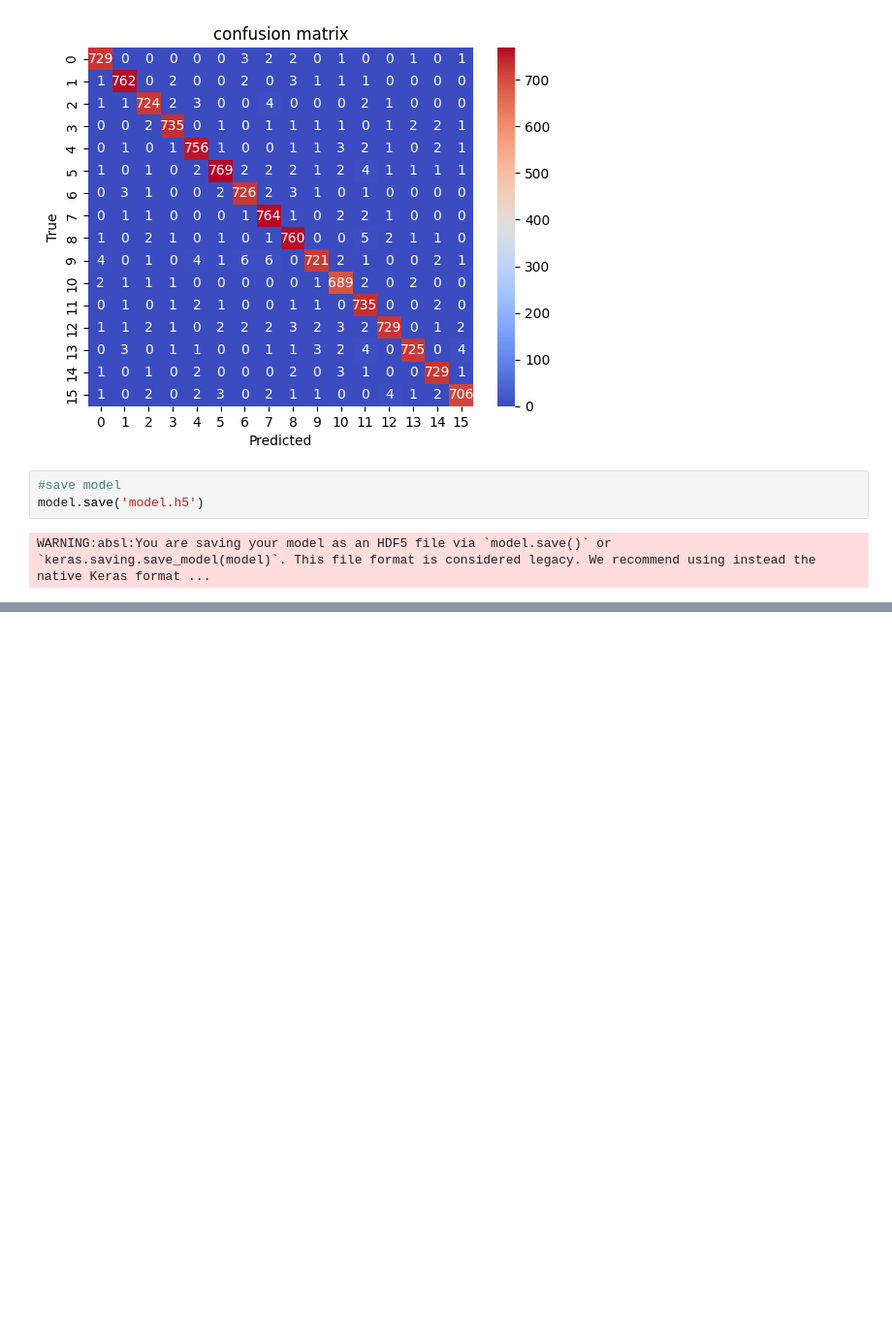
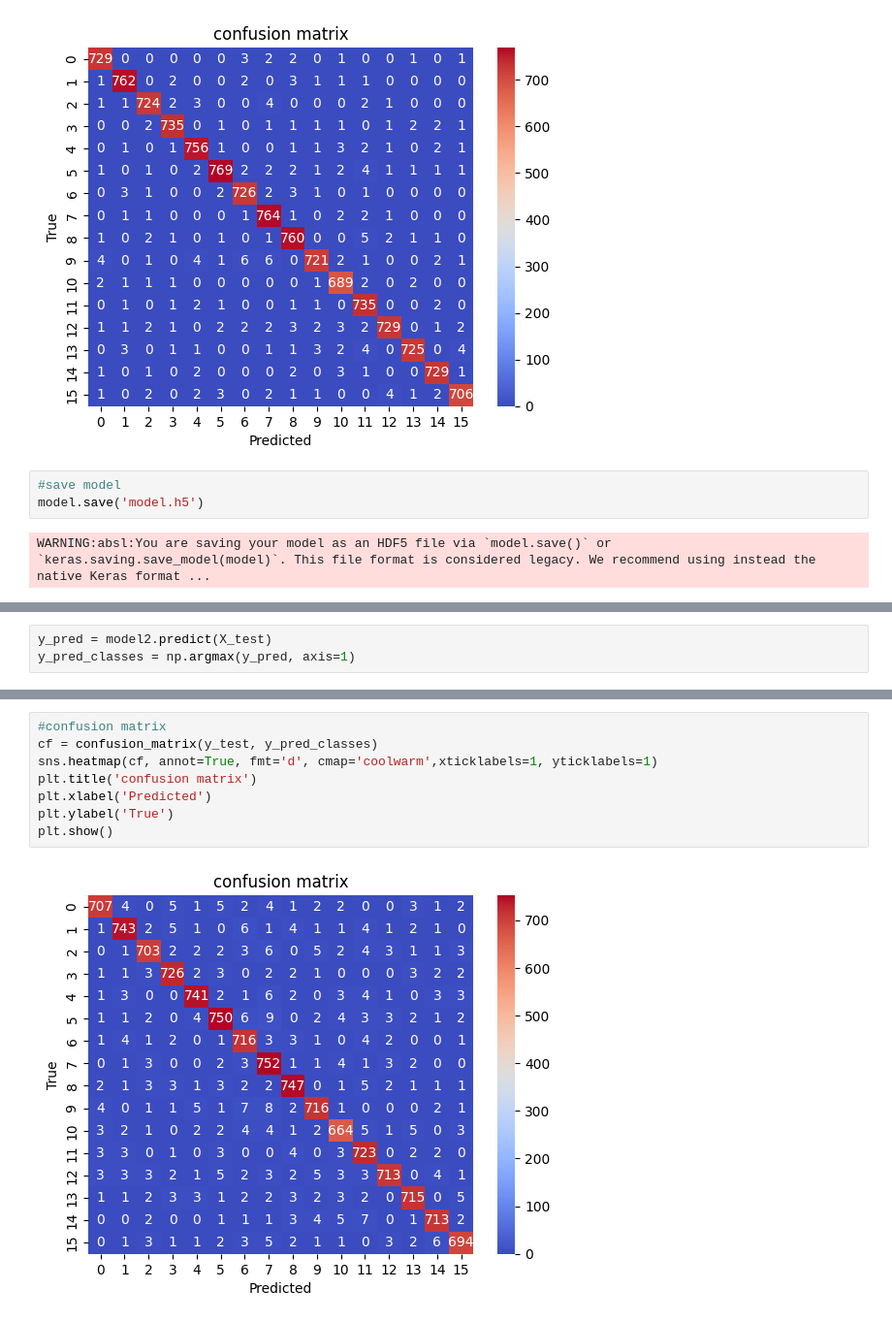
Before and after one commit to jonathanlex1/personality-classification-app, a Jupyter notebook: notebook.ipynb, the cells around one changed output, grey strips where cells are left out. Shown at 97% size. Saved outputs shown, nothing was run; the diff lists cells and outputs as text; blank space fills up the shorter version.

```diff
--- a/notebook.ipynb
+++ b/notebook.ipynb
@@ -331,0 +400,3 @@ WARNING:absl:You are saving your model as an HDF5 file via `model.save()` or `ke
+# %%
+y_pred = model2.predict(X_test)
+y_pred_classes = np.argmax(y_pred, axis=1)
@@ -331,0 +427,10 @@ WARNING:absl:You are saving your model as an HDF5 file via `model.save()` or `ke
+# %%
+#confusion matrix
+cf = confusion_matrix(y_test, y_pred_classes)
+sns.heatmap(cf, annot=True, fmt='d', cmap='coolwarm',xticklabels=1, yticklabels=1)
+plt.title('confusion matrix')
+plt.xlabel('Predicted')
+plt.ylabel('True')
+plt.show()
+# %% [output]
+[figure, added]
```
Also changed, not shown: parts of 10 cells of this notebook.
